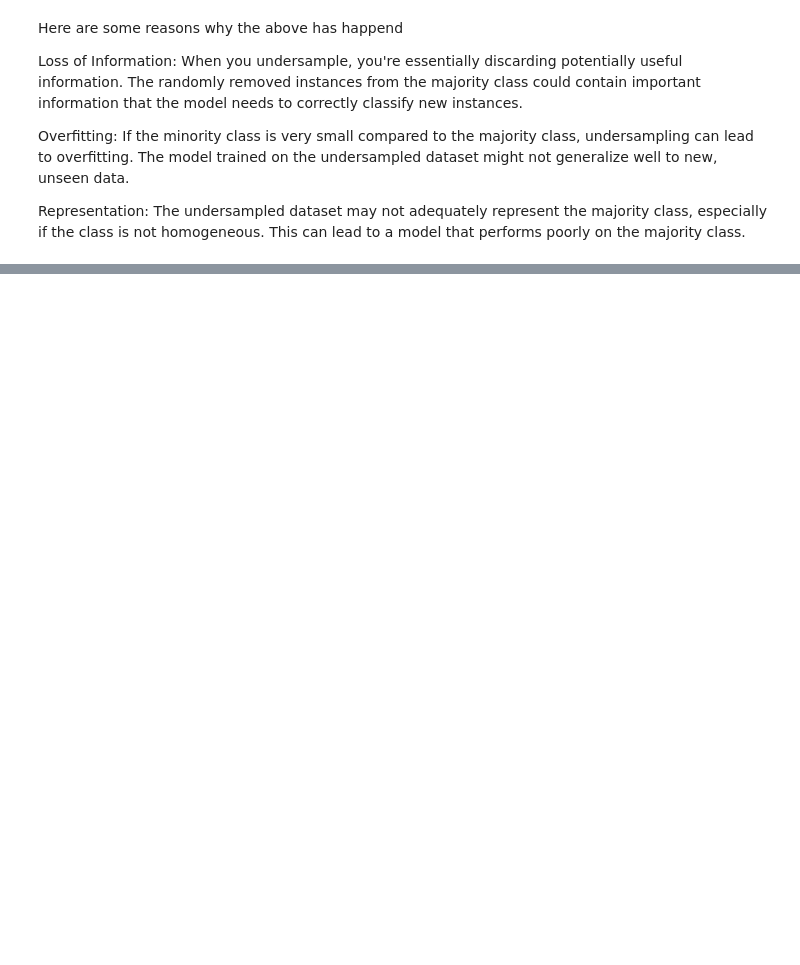
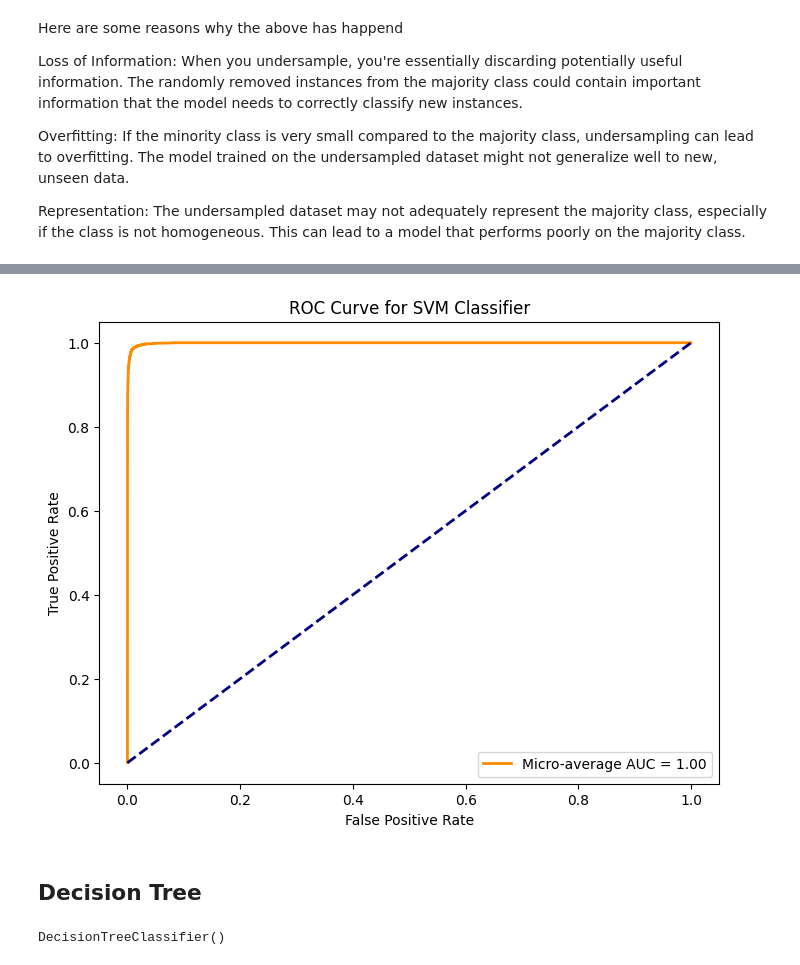
Before and after one commit to nightsinker/TSAP-UberEats, a Jupyter notebook: Data_Merge/IT2394_222197Y_Modelling.ipynb, the cells around one changed output, grey strips where cells are left out. Cells and saved outputs as stored; diff of their text form; code cells hidden in the pictures; blank space fills up the shorter version.

```diff
--- a/Data_Merge/IT2394_222197Y_Modelling.ipynb
+++ b/Data_Merge/IT2394_222197Y_Modelling.ipynb
@@ -335,0 +393,43 @@ F1 Score:  0.8832492999681
+# %%
+from sklearn.preprocessing import label_binarize
+from sklearn.metrics import roc_auc_score
+
+# Binarize the output
+y_val_bin = label_binarize(y_test_over, classes=np.unique(y_train_over))
+
+# calculate the probabilities on the validation set
+SVM_y_prob_tuned = svm_model_over.predict_proba(X_test_over)
+
+# Compute ROC curve and ROC area for each class
+fpr = dict()
+tpr = dict()
+roc_auc = dict()
+for i in range(n_classes):
+    fpr[i], tpr[i], _ = roc_curve(y_val_bin[:, i], SVM_y_prob_tuned[:, i])
+    roc_auc[i] = auc(fpr[i], tpr[i])
+
+# Compute micro-average ROC curve and ROC area
+fpr["micro"], tpr["micro"], _ = roc_curve(y_val_bin.ravel(), SVM_y_prob_tuned.ravel())
+roc_auc["micro"] = auc(fpr["micro"], tpr["micro"])
+
+# Plot the ROC curve
+plt.figure(figsize=(8, 6))
+plt.plot(fpr["micro"], tpr["micro"], color='darkorange', lw=2, label=f'Micro-average AUC = {roc_auc["micro"]:.2f}')
+plt.plot([0, 1], [0, 1], color='navy', lw=2, linestyle='--')
+plt.xlabel('False Positive Rate')
+plt.ylabel('True Positive Rate')
+plt.title('ROC Curve for SVM Classifier')
+plt.legend(loc='lower right')
+plt.show()
+# %% [output]
+[figure, added]
+# %% [markdown]
+## Decision Tree
+# %%
+from sklearn.tree import DecisionTreeClassifier
+
+# initialize and train the Decision Tree model on the oversampled data
+dt_model_over = DecisionTreeClassifier()
+dt_model_over.fit(X_train_over, y_train_over)
+# %% [output]
+DecisionTreeClassifier()
```
Also changed, not shown: parts of 32 cells of this notebook.
